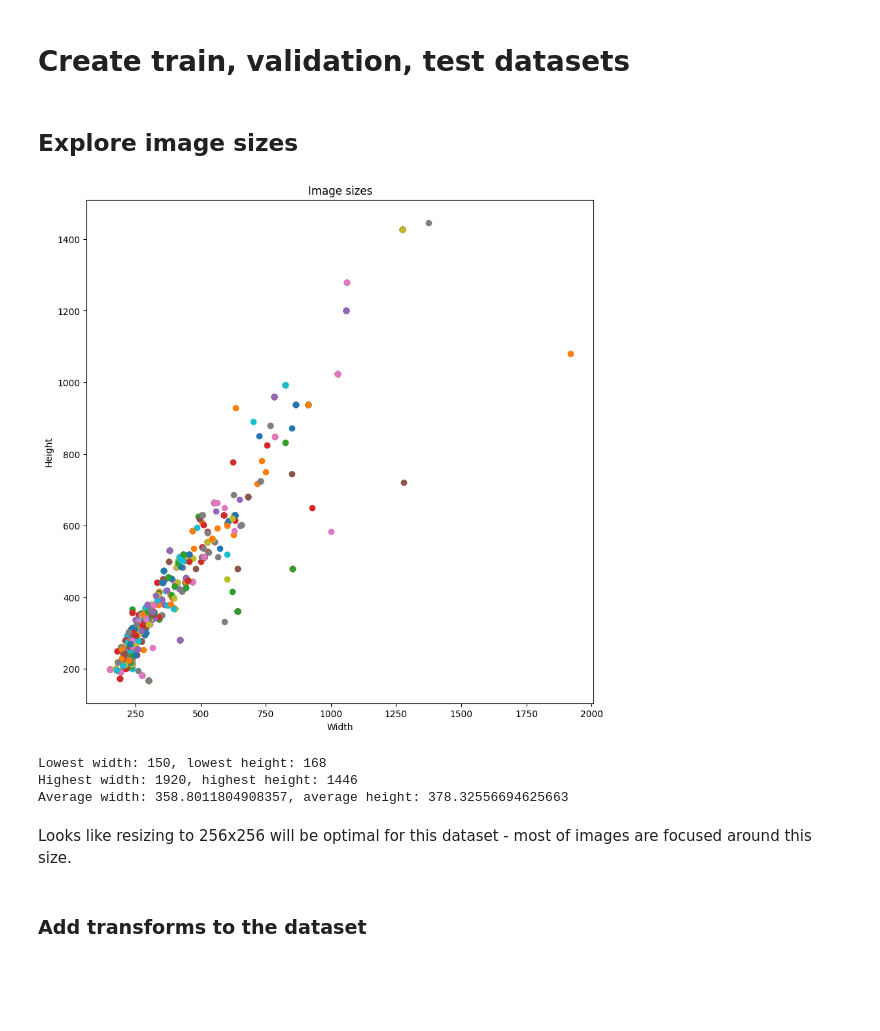
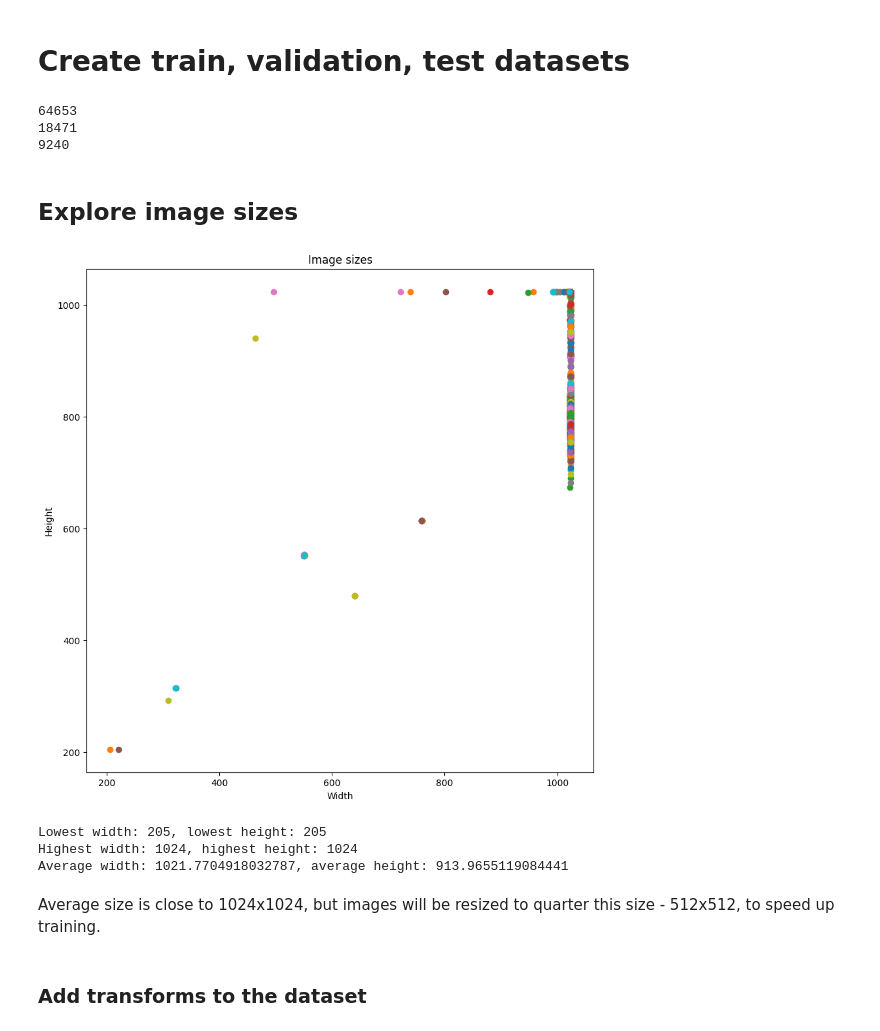
Before and after one commit to isulim/retino-cnn, a Jupyter notebook: notebooks/experiments.ipynb, the cells around one changed output. Cells and saved outputs as stored; diff of their text form; code cells hidden in the pictures; blank space fills up the shorter version.

Commit message:
Experiments with new datasets

```diff
--- a/notebooks/experiments.ipynb
+++ b/notebooks/experiments.ipynb
@@ -161,11 +122,19 @@ split = Path(dataset_path, 'processed')
 train_dataset = torchvision.datasets.ImageFolder(root=str(Path(split, 'train')), transform=None)
 val_dataset = torchvision.datasets.ImageFolder(root=str(Path(split, 'val')), transform=None)
 test_dataset = torchvision.datasets.ImageFolder(root=str(Path(split, 'test')), transform=None)
+# %%
+print(len(train_dataset))
+print(len(val_dataset))
+print(len(test_dataset))
+# %% [output]
+64653
+18471
+9240
 # %% [markdown]
 ## Explore image sizes
 # %%
 import matplotlib.pyplot as plt
-
+from tqdm import tqdm
 
 highest_width = 0
 highest_height = 0
@@ -177,41 +146,42 @@ avg_width = 0
 avg_height = 0
 
 figure = plt.figure(figsize=(10, 10))
 
-for _ in range(len(train_dataset)):
+ran = range(1, len(train_dataset), 10)
+for _ in tqdm(ran):
     img, label = train_dataset[_]
     size = img.size
 
     avg_width += size[0]
     avg_height += size[1]
 
     if size[0] < lowest_width:
         lowest_width = size[0]
     if size[1] < lowest_height:
         lowest_height = size[1]
 
     if size[0] > highest_width:
         highest_width = size[0]
     if size[1] > highest_height:
         highest_height = size[1]
 
     plt.scatter(size[0], size[1])
 
 
 plt.xlabel("Width")
 plt.ylabel("Height")
 plt.title("Image sizes")
 plt.show()
 print(f"Lowest width: {lowest_width}, lowest height: {lowest_height}")
 print(f"Highest width: {highest_width}, highest height: {highest_height}")
-print(f"Average width: {avg_width / len(train_dataset)}, average height: {avg_height / len(train_dataset)}")
+print(f"Average width: {avg_width / len(ran)}, average height: {avg_height / len(ran)}")
 # %% [output]
-[figure, old version]
+[figure, new version]
-Lowest width: 150, lowest height: 168
-Highest width: 1920, highest height: 1446
-Average width: 358.8011804908357, average height: 378.32556694625663
+Lowest width: 205, lowest height: 205
+Highest width: 1024, highest height: 1024
+Average width: 1021.7704918032787, average height: 913.9655119084441
 # %% [markdown]
-Looks like resizing to 256x256 will be optimal for this dataset - most of images are focused around this size.
+Average size is close to 1024x1024, but images will be resized to quarter this size - 512x512, to speed up training.
 # %% [markdown]
 ### Add transforms to the dataset
 # %%
```
Also changed, not shown: parts of 19 cells of this notebook.
